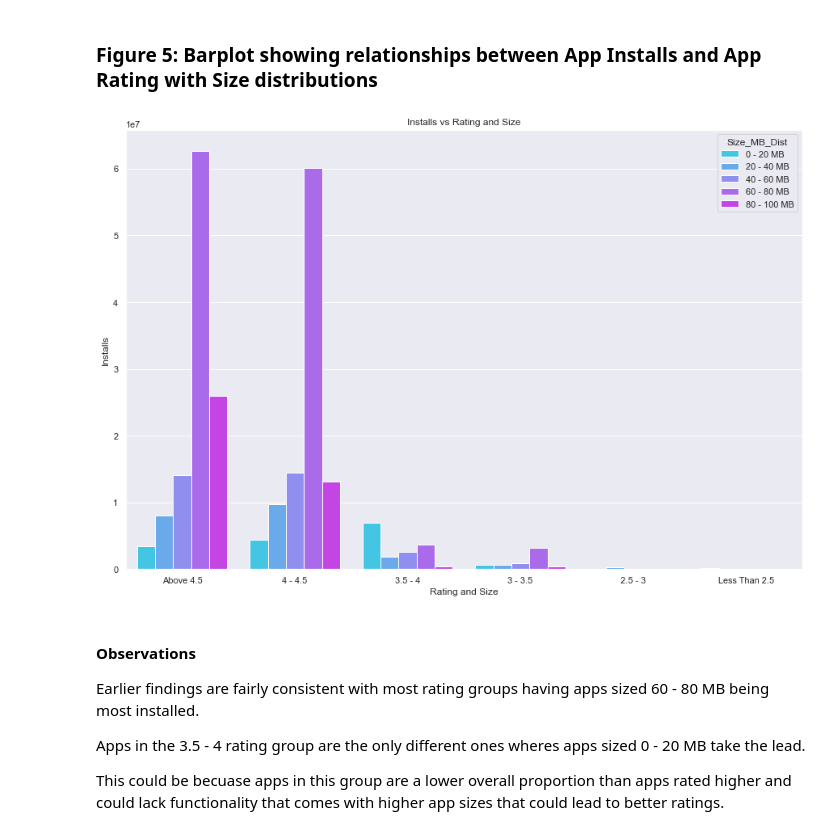
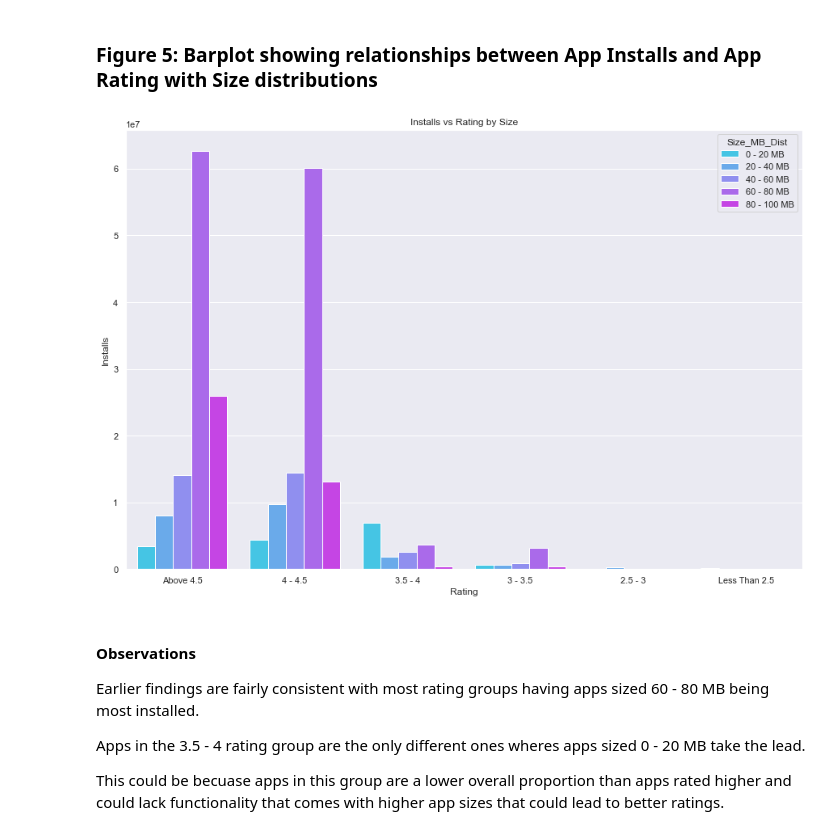
Before and after one commit to ubco-W2022T1-cosc301/project-group36, a Jupyter notebook: notebooks/analysis2.ipynb, the cells around one changed output. Cells and saved outputs as stored; diff of their text form; code cells hidden in the pictures.

```diff
--- a/notebooks/analysis2.ipynb
+++ b/notebooks/analysis2.ipynb
@@ -451,16 +455,17 @@ This shows that bigger app sizes are not a limitation and people are willing to
 # %%
 sns.set(rc={"figure.figsize":(15, 10)})
 sns.barplot(
             x= 'Rating_Dist',
             y = 'Installs',
             hue = 'Size_MB_Dist',
             data = filtered,
             errorbar=None,
             palette ='cool',
             order=['Above 4.5','4 - 4.5','3.5 - 4','3 - 3.5','2.5 - 3','Less Than 2.5']
-).set(xlabel="Rating and Size", title = "Installs vs Rating and Size");
+).set(xlabel="Rating", title = "Installs vs Rating by Size");
+plt.savefig('../images/Installs_vs_Rating_by_Size')
 # %% [output]
-[figure, old version]
+[figure, new version]
 # %% [markdown]
 #### Observations
 Earlier findings are fairly consistent with most rating groups having apps sized 60 - 80 MB being most installed.
```
Also changed, not shown: parts of 4 cells of this notebook, 2 other files.
